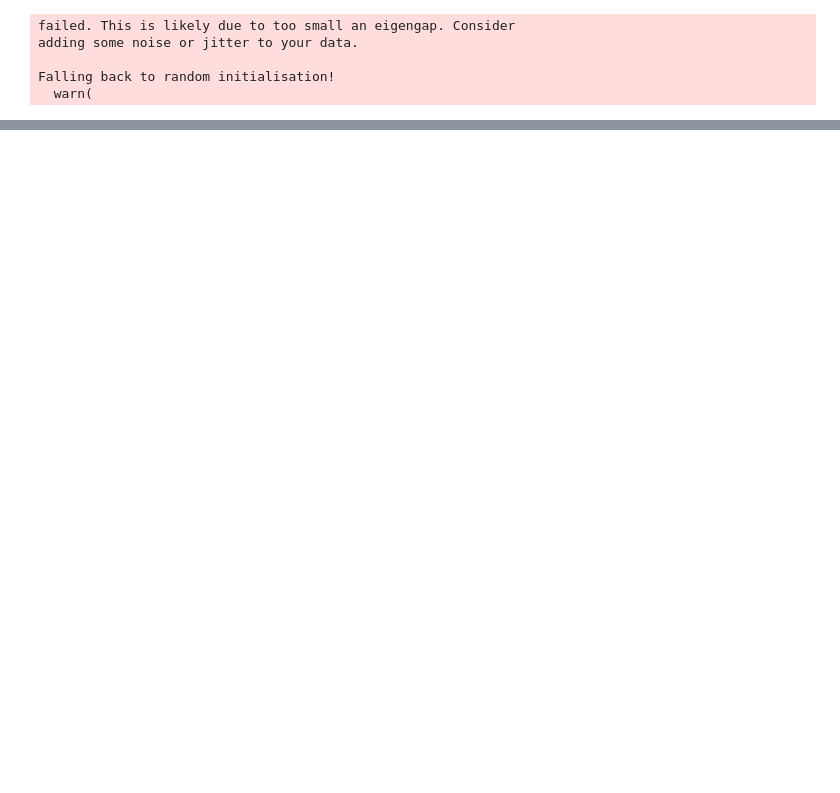
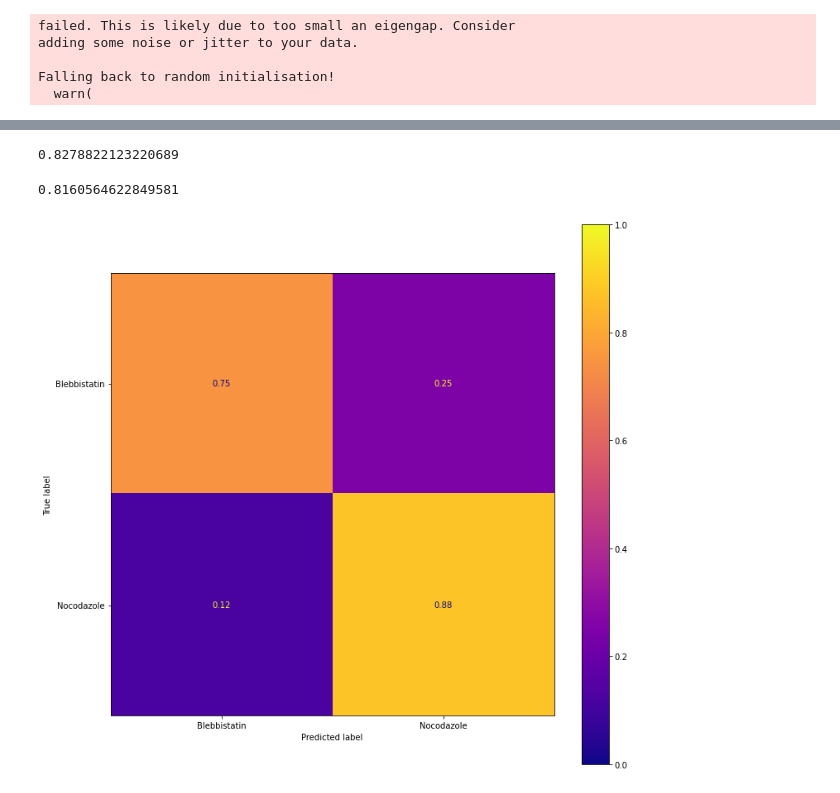
Before and after one commit to DeVriesMatt/TearingNetNew, a Jupyter notebook: extract_modelnet_features.ipynb, the cells around one changed output, grey strips where cells are left out. Cells and saved outputs as stored; diff of their text form; code cells hidden in the pictures; blank space fills up the shorter version.

```diff
--- a/extract_modelnet_features.ipynb
+++ b/extract_modelnet_features.ipynb
@@ -198,0 +244,5 @@ plt.show()
+# %%
+xy = pd.DataFrame(scaled_features)
+xy['label'] = data['label']
+blebb_noc = xy[(xy['label'] == 'Nocodazole')|
+              (xy['label'] == 'Blebbistatin')]
@@ -198,0 +265,29 @@ plt.show()
+# %%
+from sklearn.model_selection import train_test_split
+from sklearn import svm
+from sklearn.metrics import plot_confusion_matrix
+
+
+X_train, X_test, y_train, y_test = train_test_split(blebb_noc.iloc[:,:-1],
+                                                        blebb_noc['label'],
+                                                        random_state=42,
+                                                        test_size=0.33)
+
+clf = svm.SVC(kernel='linear', C=1, random_state=42, class_weight='balanced')
+clf.fit(X_train, y_train)
+
+
+print(clf.score(X_train, y_train))
+# %% [output]
+0.8278822123220689
+# %%
+print(clf.score(X_test, y_test))
+# %% [output]
+0.8160564622849581
+# %%
+fig, ax = plt.subplots(figsize=(12, 12))
+cm = plot_confusion_matrix(clf, X_test, y_test, normalize='true', ax=ax, cmap=plt.cm.plasma)
+cm.ax_.get_images()[0].set_clim(0, 1)
+plt.show()
+# %% [output]
+[figure, added]
```
Also changed, not shown: parts of 16 cells of this notebook, 6 other files.
